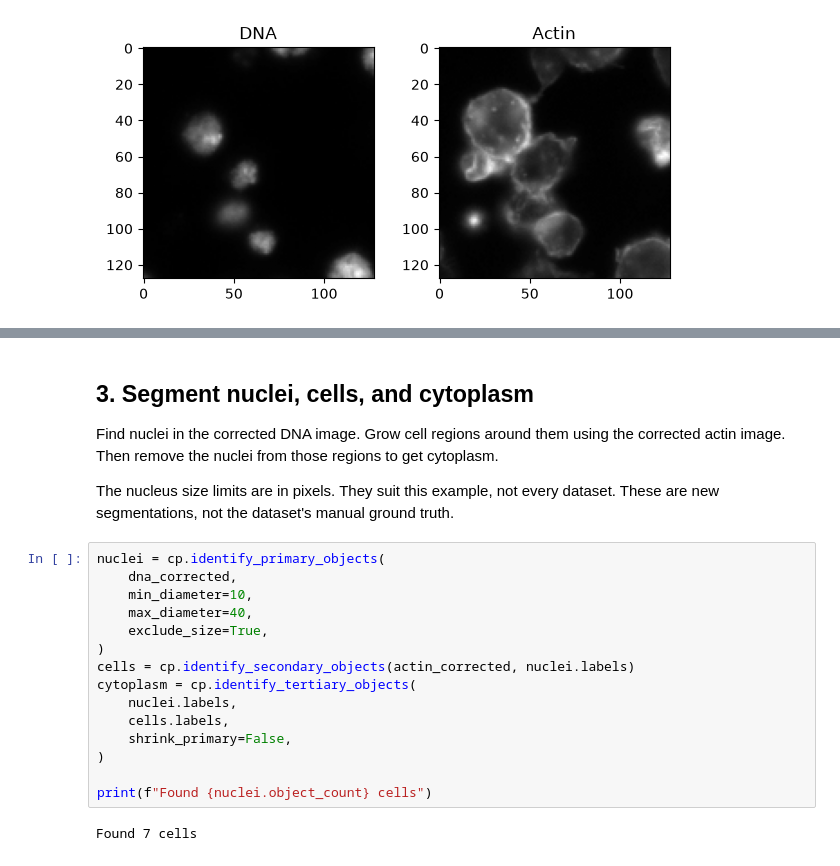
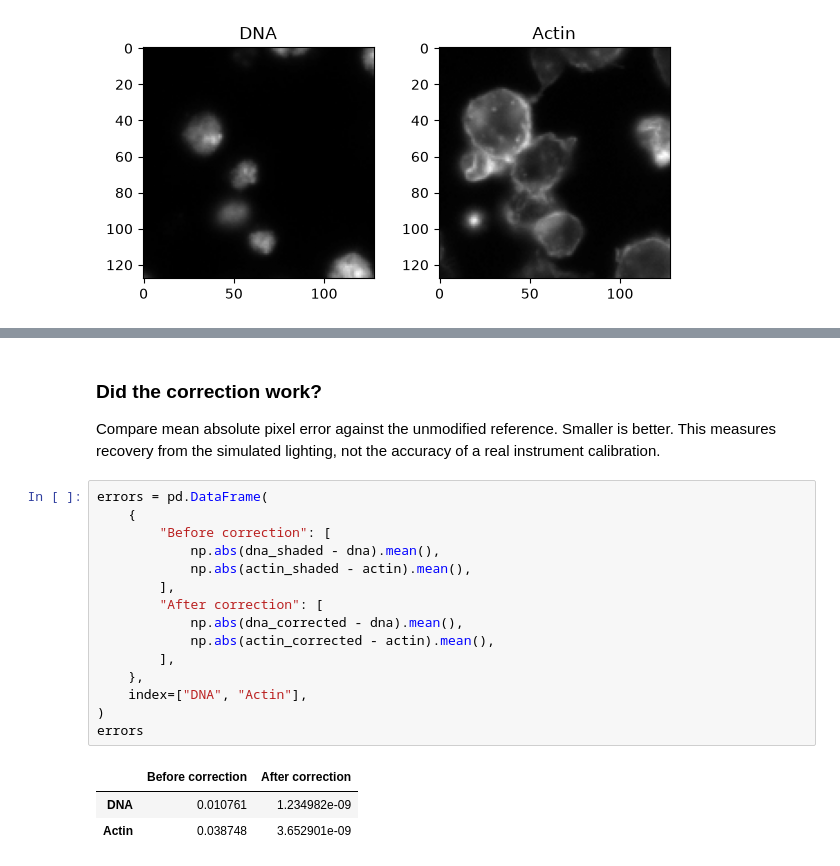
Before and after one commit to WayScience/cp-anywhere, a Jupyter notebook: docs/src/cell-profiling-anywhere.ipynb, the cells around one changed output, grey strips where cells are left out. Cells and saved outputs as stored; diff of their text form.

```diff
--- a/docs/src/cell-profiling-anywhere.ipynb
+++ b/docs/src/cell-profiling-anywhere.ipynb
@@ -96,25 +104,24 @@ plt.show()
 # %% [markdown]
-## 3. Segment nuclei, cells, and cytoplasm
+### Did the correction work?
 
-Find nuclei in the corrected DNA image. Grow cell regions around them using the corrected actin image.
-Then remove the nuclei from those regions to get cytoplasm.
-
-The nucleus size limits are in pixels. They suit this example, not every dataset.
-These are new segmentations, not the dataset's manual ground truth.
+Compare mean absolute pixel error against the unmodified reference. Smaller is better.
+This measures recovery from the simulated lighting, not the accuracy of a real instrument calibration.
 # %%
-nuclei = cp.identify_primary_objects(
-    dna_corrected,
-    min_diameter=10,
-    max_diameter=40,
-    exclude_size=True,
+errors = pd.DataFrame(
+    {
+        "Before correction": [
+            np.abs(dna_shaded - dna).mean(),
+            np.abs(actin_shaded - actin).mean(),
+        ],
+        "After correction": [
+            np.abs(dna_corrected - dna).mean(),
+            np.abs(actin_corrected - actin).mean(),
+        ],
+    },
+    index=["DNA", "Actin"],
 )
-cells = cp.identify_secondary_objects(actin_corrected, nuclei.labels)
-cytoplasm = cp.identify_tertiary_objects(
-    nuclei.labels,
-    cells.labels,
-    shrink_primary=False,
-)
-
-print(f"Found {nuclei.object_count} cells")
+errors
 # %% [output]
-Found 7 cells
+|  | Before correction | After correction |
+| DNA | 0.010761 | 1.234982e-09 |
+| Actin | 0.038748 | 3.652901e-09 |
```
Also changed, not shown: parts of 28 cells of this notebook.
